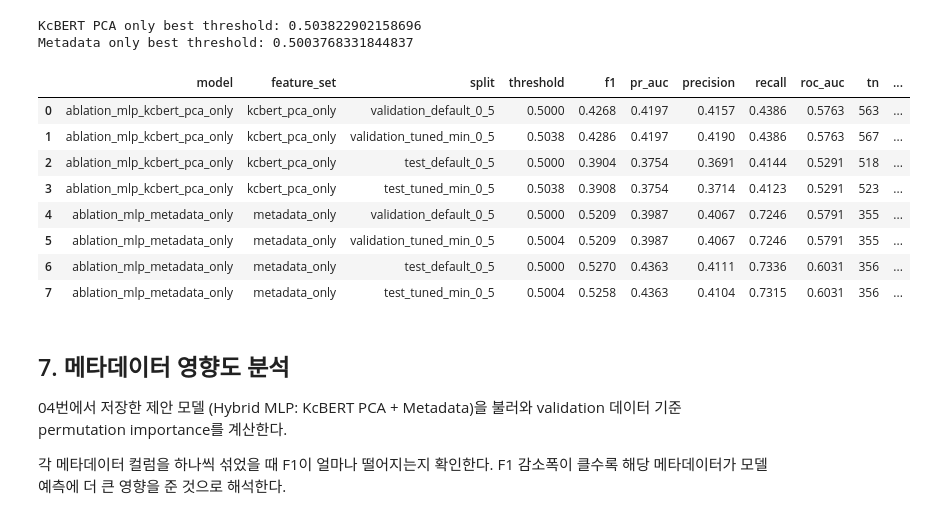
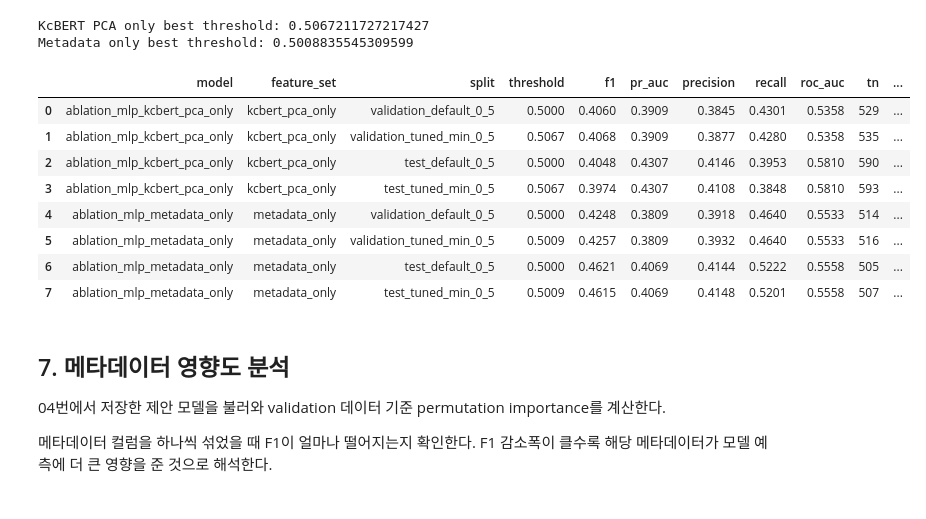
Before and after one commit to HSU-bigdata-project/review-refining, a Jupyter notebook: 05_baseline_compare_metadata_effect.ipynb, the cells around one changed output. Saved outputs shown, nothing was run; the diff lists cells and outputs as text; code cells hidden in the pictures.

```diff
--- a/05_baseline_compare_metadata_effect.ipynb
+++ b/05_baseline_compare_metadata_effect.ipynb
@@ -268,7 +269,16 @@ MLP 구조는 04번에서 선택된 `mlp_32` 설정을 그대로 사용한다.
 # %%
-def make_mlp_model(random_state=SEED):
-    return Pipeline([
-        ('scaler', StandardScaler()),
+def make_mlp_model(cols, use_emb, use_meta, random_state=SEED):
+    transformers = []
+    if use_emb:
+        transformers.append(('kcbert_pca', PCA(n_components=0.90, random_state=random_state), emb_cols))
+    if use_meta:
+        transformers.append(('metadata_scaler', StandardScaler(), meta_cols))
+
+    preprocessor = ColumnTransformer(transformers=transformers, remainder='drop')
+
+    return ImbPipeline([
+        ('preprocess', preprocessor),
+        ('smote', SMOTE(random_state=random_state)),
         ('mlp', MLPClassifier(
             hidden_layer_sizes=tuple(proposed_config['hidden_layer_sizes']),
             activation='relu',
@@ -284,18 +294,16 @@ def make_mlp_model(random_state=SEED):
     ])
 
 
-def fit_mlp_variant(model_name, feature_set, cols):
-    X_train = train_df[cols]
-    X_val = val_df[cols]
-    X_test = test_df[cols]
+def fit_mlp_variant(model_name, feature_set, cols, use_emb, use_meta):
+    X_train_variant = X_train[cols]
+    X_val_variant = X_val[cols]
+    X_test_variant = X_test[cols]
 
-    X_smote, y_smote = SMOTE(random_state=SEED).fit_resample(X_train, y_train)
+    model = make_mlp_model(cols, use_emb=use_emb, use_meta=use_meta, random_state=SEED)
+    model.fit(X_train_variant, y_train)
 
-    model = make_mlp_model(random_state=SEED)
-    model.fit(X_smote, y_smote)
-
-    val_prob = model.predict_proba(X_val)[:, 1]
-    test_prob = model.predict_proba(X_test)[:, 1]
+    val_prob = model.predict_proba(X_val_variant)[:, 1]
+    test_prob = model.predict_proba(X_test_variant)[:, 1]
 
     rows, best_threshold, threshold_candidates = evaluate_probabilities(
         model_name,
@@ -311,54 +319,64 @@ def fit_mlp_variant(model_name, feature_set, cols):
 pca_only_model, pca_only_rows, pca_only_threshold, pca_only_candidates = fit_mlp_variant(
     'ablation_mlp_kcbert_pca_only',
     'kcbert_pca_only',
-    pca_cols,
+    emb_cols,
+    use_emb=True,
+    use_meta=False,
 )
 
 metadata_only_model, metadata_only_rows, metadata_only_threshold, metadata_only_candidates = fit_mlp_variant(
     'ablation_mlp_metadata_only',
     'metadata_only',
     meta_cols,
+    use_emb=False,
+    use_meta=True,
 )
 
 joblib.dump({
     'model': pca_only_model,
     'model_name': 'ablation_mlp_kcbert_pca_only',
-    'feature_cols': pca_cols,
-    'target_col': TARGET_COL,
+    'feature_cols': emb_cols,
+    'emb_cols': emb_cols,
+    'meta_cols': [],
+    'target_col': LABEL_COL,
+    'input_type': 'tabular_raw',
     'default_threshold': 0.5,
     'best_threshold': pca_only_threshold,
 }, 'outputs/ablation_mlp_kcbert_pca_only_model.joblib')
 
 joblib.dump({
     'model': metadata_only_model,
     'model_name': 'ablation_mlp_metadata_only',
     'feature_cols': meta_cols,
-    'target_col': TARGET_COL,
+    'emb_cols': [],
+    'meta_cols': meta_cols,
+    'target_col': LABEL_COL,
+    'input_type': 'tabular_raw',
     'default_threshold': 0.5,
     'best_threshold': metadata_only_threshold,
 }, 'outputs/ablation_mlp_metadata_only_model.joblib')
 
 print('KcBERT PCA only best threshold:', pca_only_threshold)
 print('Metadata only best threshold:', metadata_only_threshold)
 display(pd.DataFrame(pca_only_rows + metadata_only_rows).round(4))
 # %% [output]
-KcBERT PCA only best threshold: 0.503822902158696
-Metadata only best threshold: 0.5003768331844837
+KcBERT PCA only best threshold: 0.5067211727217427
+Metadata only best threshold: 0.5008835545309599
 |  | model | feature_set | split | threshold | f1 | pr_auc | precision | recall | roc_auc | tn | ... |
-| 0 | ablation_mlp_kcbert_pca_only | kcbert_pca_only | validation_default_0_5 | 0.5000 | 0.4268 | 0.4197 | 0.4157 | 0.4386 | 0.5763 | 563 | ... |
-| 1 | ablation_mlp_kcbert_pca_only | kcbert_pca_only | validation_tuned_min_0_5 | 0.5038 | 0.4286 | 0.4197 | 0.4190 | 0.4386 | 0.5763 | 567 | ... |
-| 2 | ablation_mlp_kcbert_pca_only | kcbert_pca_only | test_default_0_5 | 0.5000 | 0.3904 | 0.3754 | 0.3691 | 0.4144 | 0.5291 | 518 | ... |
-| 3 | ablation_mlp_kcbert_pca_only | kcbert_pca_only | test_tuned_min_0_5 | 0.5038 | 0.3908 | 0.3754 | 0.3714 | 0.4123 | 0.5291 | 523 | ... |
-| 4 | ablation_mlp_metadata_only | metadata_only | validation_default_0_5 | 0.5000 | 0.5209 | 0.3987 | 0.4067 | 0.7246 | 0.5791 | 355 | ... |
-| 5 | ablation_mlp_metadata_only | metadata_only | validation_tuned_min_0_5 | 0.5004 | 0.5209 | 0.3987 | 0.4067 | 0.7246 | 0.5791 | 355 | ... |
-| 6 | ablation_mlp_metadata_only | metadata_only | test_default_0_5 | 0.5000 | 0.5270 | 0.4363 | 0.4111 | 0.7336 | 0.6031 | 356 | ... |
-| 7 | ablation_mlp_metadata_only | metadata_only | test_tuned_min_0_5 | 0.5004 | 0.5258 | 0.4363 | 0.4104 | 0.7315 | 0.6031 | 356 | ... |
+| 0 | ablation_mlp_kcbert_pca_only | kcbert_pca_only | validation_default_0_5 | 0.5000 | 0.4060 | 0.3909 | 0.3845 | 0.4301 | 0.5358 | 529 | ... |
+| 1 | ablation_mlp_kcbert_pca_only | kcbert_pca_only | validation_tuned_min_0_5 | 0.5067 | 0.4068 | 0.3909 | 0.3877 | 0.4280 | 0.5358 | 535 | ... |
+| 2 | ablation_mlp_kcbert_pca_only | kcbert_pca_only | test_default_0_5 | 0.5000 | 0.4048 | 0.4307 | 0.4146 | 0.3953 | 0.5810 | 590 | ... |
+| 3 | ablation_mlp_kcbert_pca_only | kcbert_pca_only | test_tuned_min_0_5 | 0.5067 | 0.3974 | 0.4307 | 0.4108 | 0.3848 | 0.5810 | 593 | ... |
+| 4 | ablation_mlp_metadata_only | metadata_only | validation_default_0_5 | 0.5000 | 0.4248 | 0.3809 | 0.3918 | 0.4640 | 0.5533 | 514 | ... |
+| 5 | ablation_mlp_metadata_only | metadata_only | validation_tuned_min_0_5 | 0.5009 | 0.4257 | 0.3809 | 0.3932 | 0.4640 | 0.5533 | 516 | ... |
+| 6 | ablation_mlp_metadata_only | metadata_only | test_default_0_5 | 0.5000 | 0.4621 | 0.4069 | 0.4144 | 0.5222 | 0.5558 | 505 | ... |
+| 7 | ablation_mlp_metadata_only | metadata_only | test_tuned_min_0_5 | 0.5009 | 0.4615 | 0.4069 | 0.4148 | 0.5201 | 0.5558 | 507 | ... |
 # %% [markdown]
 ## 7. 메타데이터 영향도 분석
 
-04번에서 저장한 제안 모델 (Hybrid MLP: KcBERT PCA + Metadata)을 불러와 validation 데이터 기준 permutation importance를 계산한다.
+04번에서 저장한 제안 모델을 불러와 validation 데이터 기준 permutation importance를 계산한다.
 
-각 메타데이터 컬럼을 하나씩 섞었을 때 F1이 얼마나 떨어지는지 확인한다. F1 감소폭이 클수록 해당 메타데이터가 모델 예측에 더 큰 영향을 준 것으로 해석한다.
+메타데이터 컬럼을 하나씩 섞었을 때 F1이 얼마나 떨어지는지 확인한다. F1 감소폭이 클수록 해당 메타데이터가 모델 예측에 더 큰 영향을 준 것으로 해석한다.
 # %%
 def metadata_permutation_importance(model, X_val, y_val, metadata_cols, threshold, repeats=10, random_state=SEED):
     rng = np.random.default_rng(random_state)
```
Also changed, not shown: parts of 17 cells of this notebook, 9 other files.
